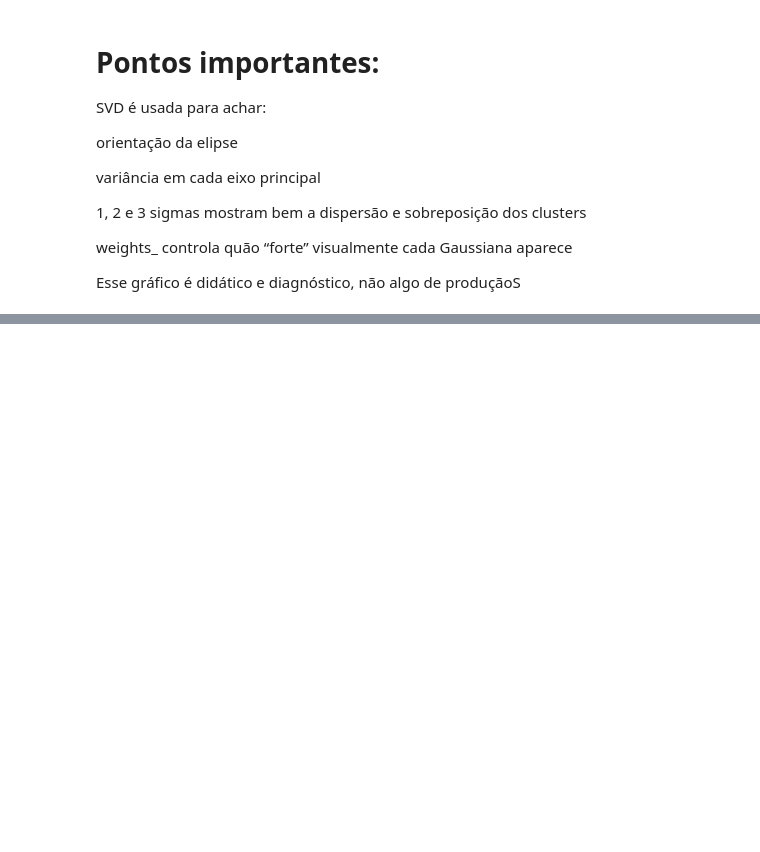
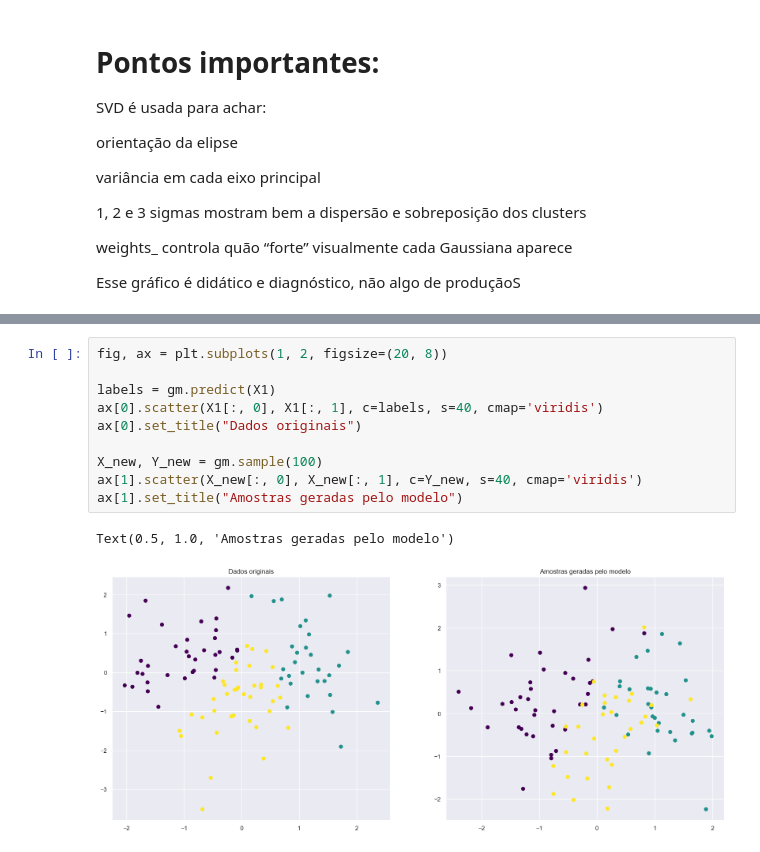
Before and after one commit to ludiemert/Unsupervised_Models, a Jupyter notebook: 1_Unsupervised_Learning.ipynb, the cells around one changed output, grey strips where cells are left out. Cells and saved outputs as stored; diff of their text form; blank space fills up the shorter version.

```diff
--- a/1_Unsupervised_Learning.ipynb
+++ b/1_Unsupervised_Learning.ipynb
@@ -970,0 +987,13 @@ Esse gráfico é didático e diagnóstico, não algo de produçãoS
+# %%
+fig, ax = plt.subplots(1, 2, figsize=(20, 8))
+
+labels = gm.predict(X1)
+ax[0].scatter(X1[:, 0], X1[:, 1], c=labels, s=40, cmap='viridis')
+ax[0].set_title("Dados originais")
+
+X_new, Y_new = gm.sample(100)
+ax[1].scatter(X_new[:, 0], X_new[:, 1], c=Y_new, s=40, cmap='viridis')
+ax[1].set_title("Amostras geradas pelo modelo")
+# %% [output]
+Text(0.5, 1.0, 'Amostras geradas pelo modelo')
+[figure, added]
```
Also changed, not shown: parts of 2 cells of this notebook.
